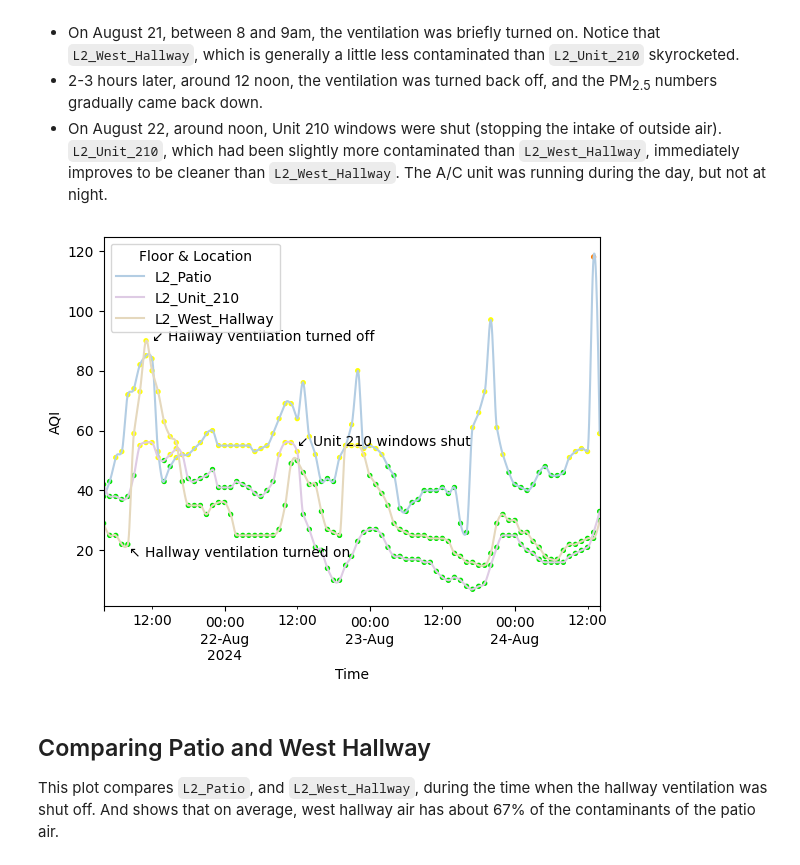
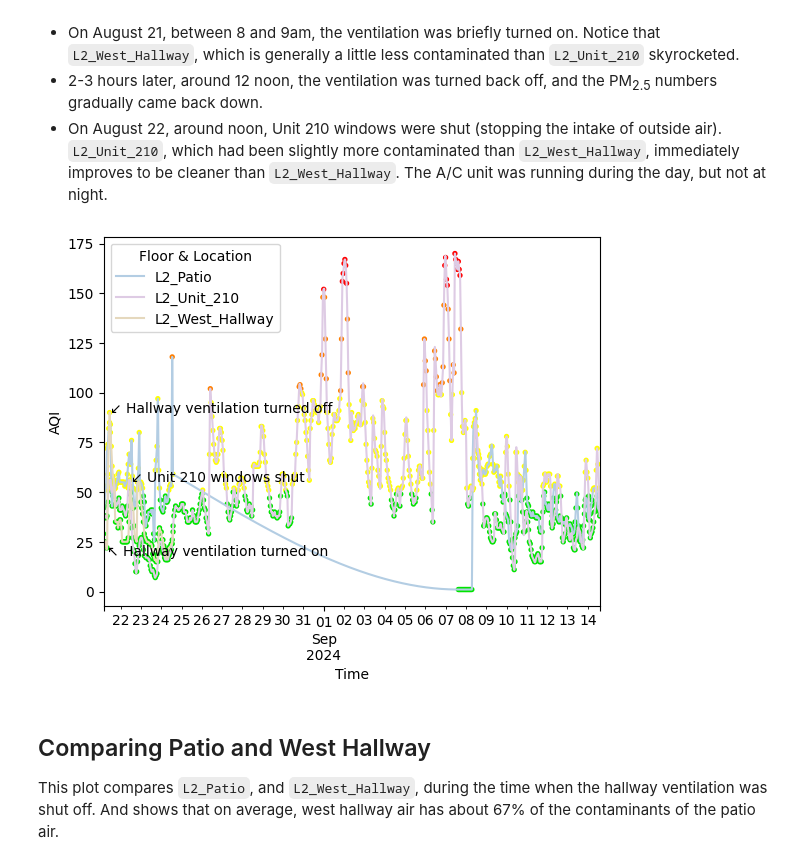
Before and after one commit to jackgene/trellis-aq, a Jupyter notebook: Air Quality Analysis.ipynb, the cells around one changed output. Drawn from its saved outputs; the diff is of its cells as text; code cells hidden in the pictures.

```diff
--- a/Air Quality Analysis.ipynb
+++ b/Air Quality Analysis.ipynb
@@ -92,16 +92,16 @@ Some points of interest:
 # %%
 display_data_overview(
     df,
     notes=[
         Note(x=datetime.datetime.fromisoformat("2024-08-21T08:15:00+08.00"), y=18, s="↖ Hallway ventilation turned on"),
         Note(x=datetime.datetime.fromisoformat("2024-08-21T12:00:00+08.00"), y=90, s="↙ Hallway ventilation turned off"),
         Note(x=datetime.datetime.fromisoformat("2024-08-22T12:00:00+08.00"), y=55, s="↙ Unit 210 windows shut"),
     ],
     start_incl=datetime.datetime.fromisoformat("2024-08-21T04:00:00+08.00"),
-    end_excl=datetime.datetime.fromisoformat("2024-08-24T15:00:00+08.00")
+    end_excl=datetime.datetime.fromisoformat("2024-09-14T15:00:00+08.00")
 )
 # %% [output]
-[figure, old version]
+[figure, new version]
 # %% [markdown]
 ## Comparing Patio and West Hallway
 This plot compares `L2_Patio`, and `L2_West_Hallway`, during the time when the hallway ventilation was shut off. And shows that on average, west hallway air has about 67% of the contaminants of the patio air.
```
Also changed, not shown: parts of 2 cells of this notebook, 4 other files.
